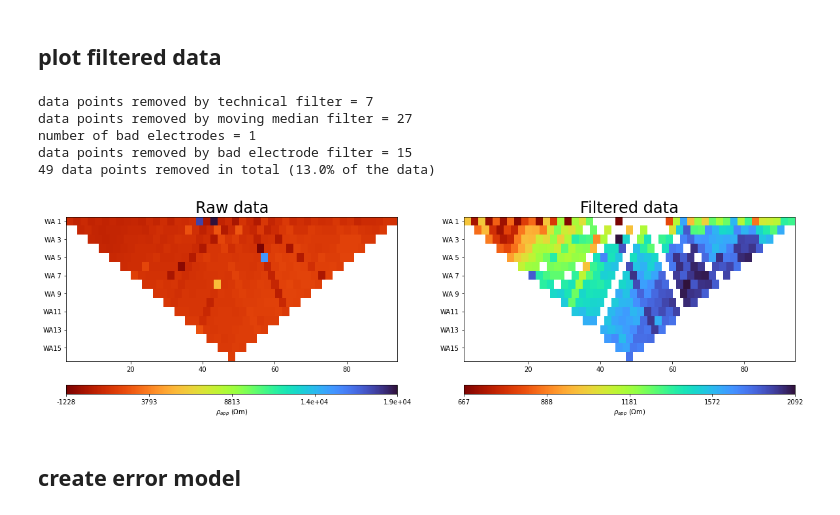
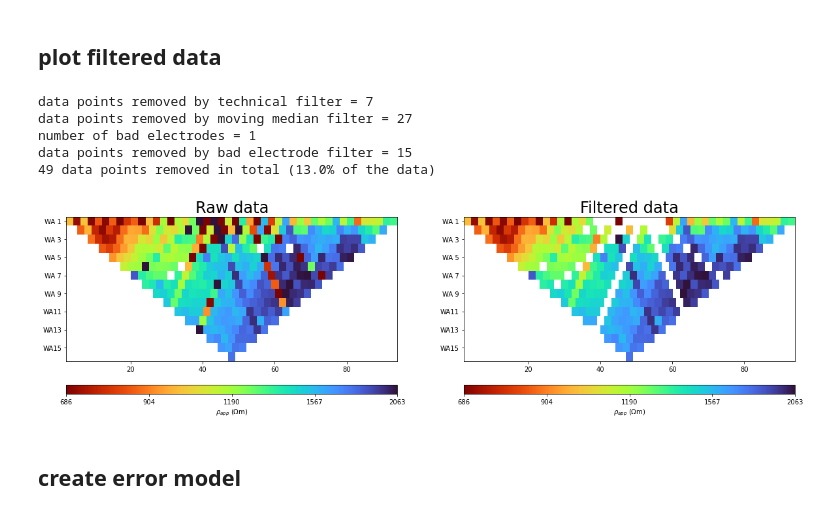
Before and after one commit to teddiherring/permafrost-data-processing, a Jupyter notebook: data_processing.ipynb, the cells around one changed output. Saved outputs shown, nothing was run; the diff lists cells and outputs as text; code cells hidden in the pictures.

```diff
--- a/data_processing.ipynb
+++ b/data_processing.ipynb
@@ -251,7 +251,7 @@ for j in range(len(pos_uniq)): # loop through each unique depth level
     # moving median of data points
 
     mm = []
-    r = np.array(df_filt['rhoa'],dtype=np.float)[I]
+    r = np.array(df_filt['rhoa'],dtype=float)[I]
 
     for i in range(len(I)): # loop through depth level from left to right
         if i==0:
@@ -322,6 +319,7 @@ for i in range(len(df_filt['a'])):
 
 df_elec_filt = df_filt.drop(index = np.where(I_ef)[0])
 n_ef = len(e_bad)
+df_filt = df_elec_filt.copy()
 # %% [markdown]
 ## plot filtered data
 # %%
@@ -338,37 +336,55 @@ for i in range(0,len(data_raw.sensors())):
 
 cols = df_filt.columns
 for i in range(len(cols)):
     if max(df_elec_filt[cols[i]]) > 0:
         data_filt[cols[i]] = np.array(df_elec_filt[cols[i]])
 
 # plot filtered data
 
 fig, ax = plt.subplots(1,2,figsize=[20,5])
 
 mgr = ert.ERTManager(data_checked)
-mgr.showData(data_checked, vals=data_checked['rhoa'],ax=ax[0],label=r'$\rho_{app}$ ($\Omega$m)',cMap='turbo_r');
+mgr.showData(
+    data_checked,
+    vals=data_checked['rhoa'],
+    ax=ax[0],
+    label=r'$\rho_{app}$ ($\Omega$m)',
+    cMap='turbo_r',
+    cMin=np.sort(data_filt['rhoa'])[int(len(data_filt['rhoa'])/100)], # this part trims the color scale to make things easier to see
+    cMax=np.sort(data_filt['rhoa'])[-int(len(data_filt['rhoa'])/100)],
+    logScale=True
+);
+
 ax[0].set_title('Raw data',fontsize=24);
 
 mgr = ert.ERTManager(data_filt)
-mgr.showData(data_filt, vals=data_filt['rhoa'],ax=ax[1],label=r'$\rho_{app}$ ($\Omega$m)',cMap='turbo_r');
+mgr.showData(
+    data_filt,
+    vals=data_filt['rhoa'],
+    ax=ax[1],
+    label=r'$\rho_{app}$ ($\Omega$m)',
+    cMap='turbo_r',
+    cMin=np.sort(data_filt['rhoa'])[int(len(data_filt['rhoa'])/100)], # this part trims the color scale to make things easier to see
+    cMax=np.sort(data_filt['rhoa'])[-int(len(data_filt['rhoa'])/100)],
+    logScale=True);
 ax[1].set_title('Filtered data',fontsize=24);
 
 print('data points removed by technical filter = %.0f'%n_tf)
 print('data points removed by moving median filter = %.0f'%n_mmf)
 print('number of bad electrodes = %.0f'%n_ef)
 print('data points removed by bad electrode filter = %.0f'%len(np.where(I_ef)[0]))
-print('%.0f data points removed in total (%.1f%% of the data)'%(n_tf+n_mmf+len(np.where(I_ef)[0]), float((data_checked.size()-data_filt.size())/data_checked.size()*100)))
+print('%.0f data points removed in total (%.1f%% of the data)'%(data_checked.size()-data_filt.size(), float((data_checked.size()-data_filt.size())/data_checked.size()*100)))
 
 
 if (data_checked.size()-data_filt.size())/data_checked.size()*100>30:
     print('WARNING: too many data points filtered.')
 # %% [output]
 data points removed by technical filter = 7
 data points removed by moving median filter = 27
 number of bad electrodes = 1
 data points removed by bad electrode filter = 15
 49 data points removed in total (13.0% of the data)
-[figure, old version]
+[figure, new version]
 # %% [markdown]
 ## create error model
 # %%
```
Also changed, not shown: parts of 4 cells of this notebook.
